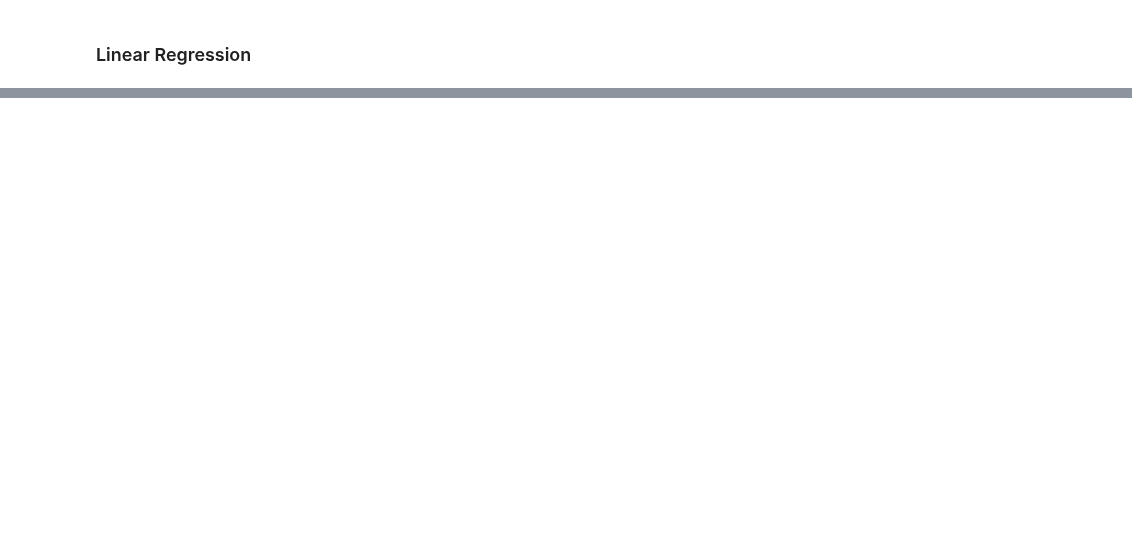
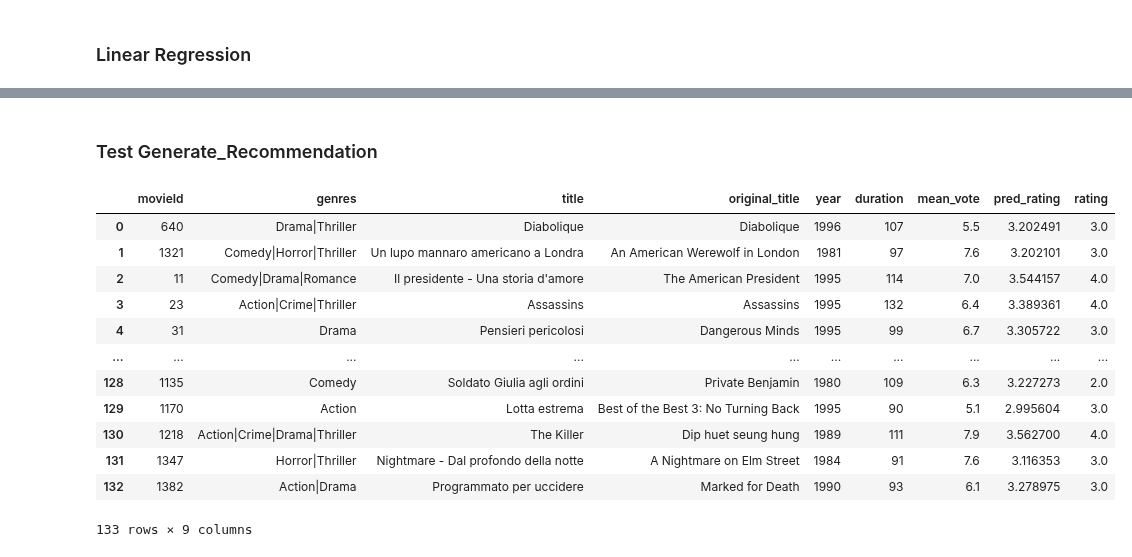
Before and after one commit to mheidari98/Movie-Recommender-Systems, a Jupyter notebook: Regression_USER_Recommender.ipynb, the cells around one changed output, grey strips where cells are left out. Drawn from its saved outputs; the diff is of its cells as text; code cells hidden in the pictures; blank space fills up the shorter version.

```diff
--- a/Regression_USER_Recommender.ipynb
+++ b/Regression_USER_Recommender.ipynb
@@ -134,0 +222,3 @@ memory usage: 697.4 MB
+# %%
+FinalDataset = pd.merge(ratings, data, how='inner')
+FinalDataset.info()
@@ -135,3 +243,5 @@ memory usage: 697.4 MB
+# %%
+newdata =  FinalDataset.drop(['timestamp','year_rated'],axis=1)
 # %% [markdown]
 # Regression
 # %%
@@ -166,0 +277,43 @@ RMSE: 0.7234157869659851
+# %%
+def get_Movie_info(Movie_id):
+
+    """
+    Returns some basic information about a Movie given the Movie id and the metadata dataframe.
+    """
+
+    Movie_info = Movies_metadata[Movies_metadata['movieId'] == int(Movie_id)][['movieId', 'genres',
+                                                            'title', 'original_title', 'year', 'duration','mean_vote']]
+    return Movie_info
+# %% [markdown]
+### Test Generate_Recommendation
+# %%
+def test_generate_recommendation(model,data):
+    frames = pd.DataFrame()
+    movie_all  = data.movieId.unique().tolist()
+    for i in movie_all:
+        mask = data[data.movieId.isin([i])]
+        rat = mask['rating'].tolist()
+        mask = mask.drop(['userId','movieId','rating'],axis=1)
+        pred = model.predict(mask)
+        tmp = get_Movie_info(i)
+        tmp['pred_rating'] = pred
+        tmp['rating'] = rat
+        frames = frames.append(tmp, ignore_index=True)
+
+    return frames
+# %%
+test_generate_recommendation(model01,newdata[newdata['userId'] == 19])
+# %% [output]
+|  | movieId | genres | title | original_title | year | duration | mean_vote | pred_rating | rating |
+| 0 | 640 | Drama|Thriller | Diabolique | Diabolique | 1996 | 107 | 5.5 | 3.202491 | 3.0 |
+| 1 | 1321 | Comedy|Horror|Thriller | Un lupo mannaro americano a Londra | An American Werewolf in London | 1981 | 97 | 7.6 | 3.202101 | 3.0 |
+| 2 | 11 | Comedy|Drama|Romance | Il presidente - Una storia d'amore | The American President | 1995 | 114 | 7.0 | 3.544157 | 4.0 |
+| 3 | 23 | Action|Crime|Thriller | Assassins | Assassins | 1995 | 132 | 6.4 | 3.389361 | 4.0 |
+| 4 | 31 | Drama | Pensieri pericolosi | Dangerous Minds | 1995 | 99 | 6.7 | 3.305722 | 3.0 |
+| ... | ... | ... | ... | ... | ... | ... | ... | ... | ... |
+| 128 | 1135 | Comedy | Soldato Giulia agli ordini | Private Benjamin | 1980 | 109 | 6.3 | 3.227273 | 2.0 |
+| 129 | 1170 | Action | Lotta estrema | Best of the Best 3: No Turning Back | 1995 | 90 | 5.1 | 2.995604 | 3.0 |
+| 130 | 1218 | Action|Crime|Drama|Thriller | The Killer | Dip huet seung hung | 1989 | 111 | 7.9 | 3.562700 | 4.0 |
+| 131 | 1347 | Horror|Thriller | Nightmare - Dal profondo della notte | A Nightmare on Elm Street | 1984 | 91 | 7.6 | 3.116353 | 3.0 |
+| 132 | 1382 | Action|Drama | Programmato per uccidere | Marked for Death | 1990 | 93 | 6.1 | 3.278975 | 3.0 |
+133 rows × 9 columns
```
Also changed, not shown: parts of 22 cells of this notebook.
